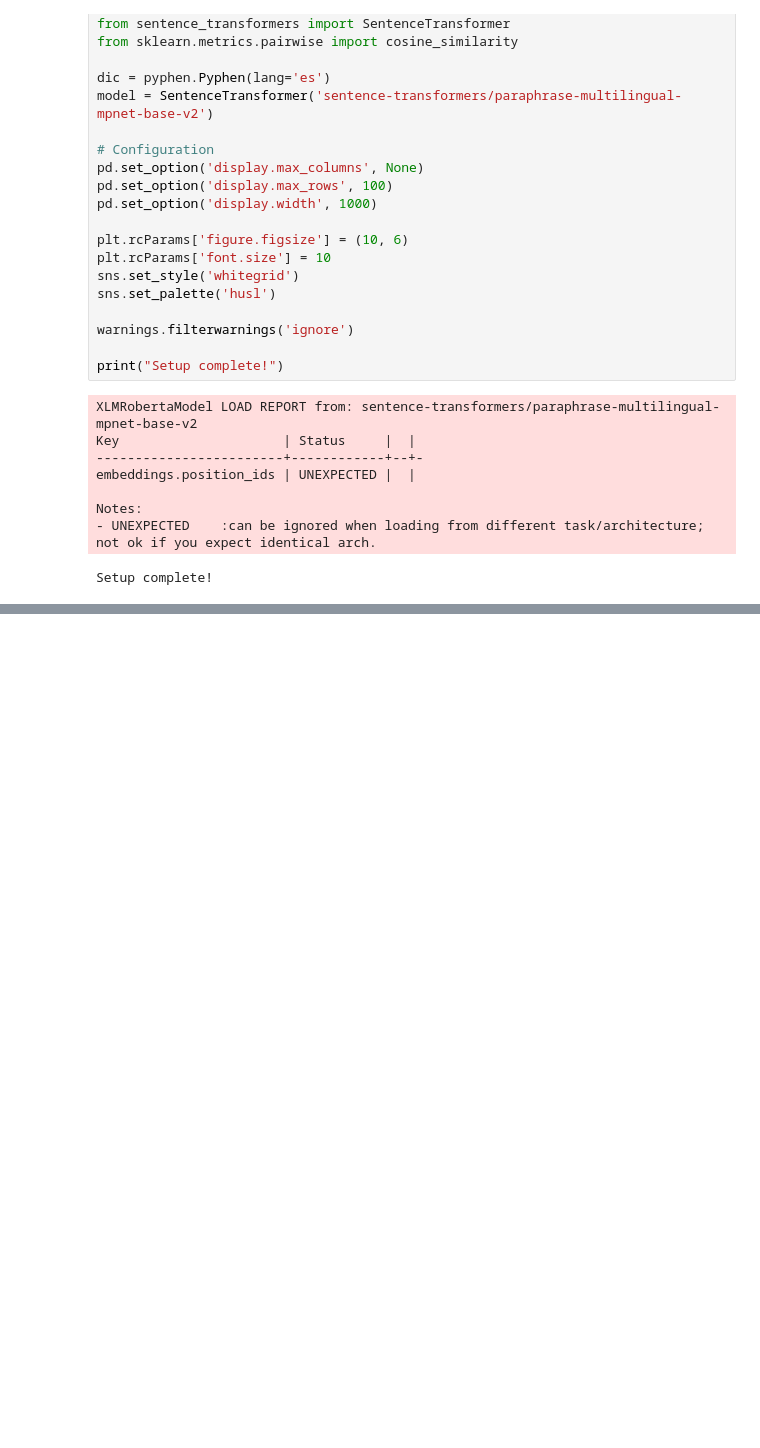
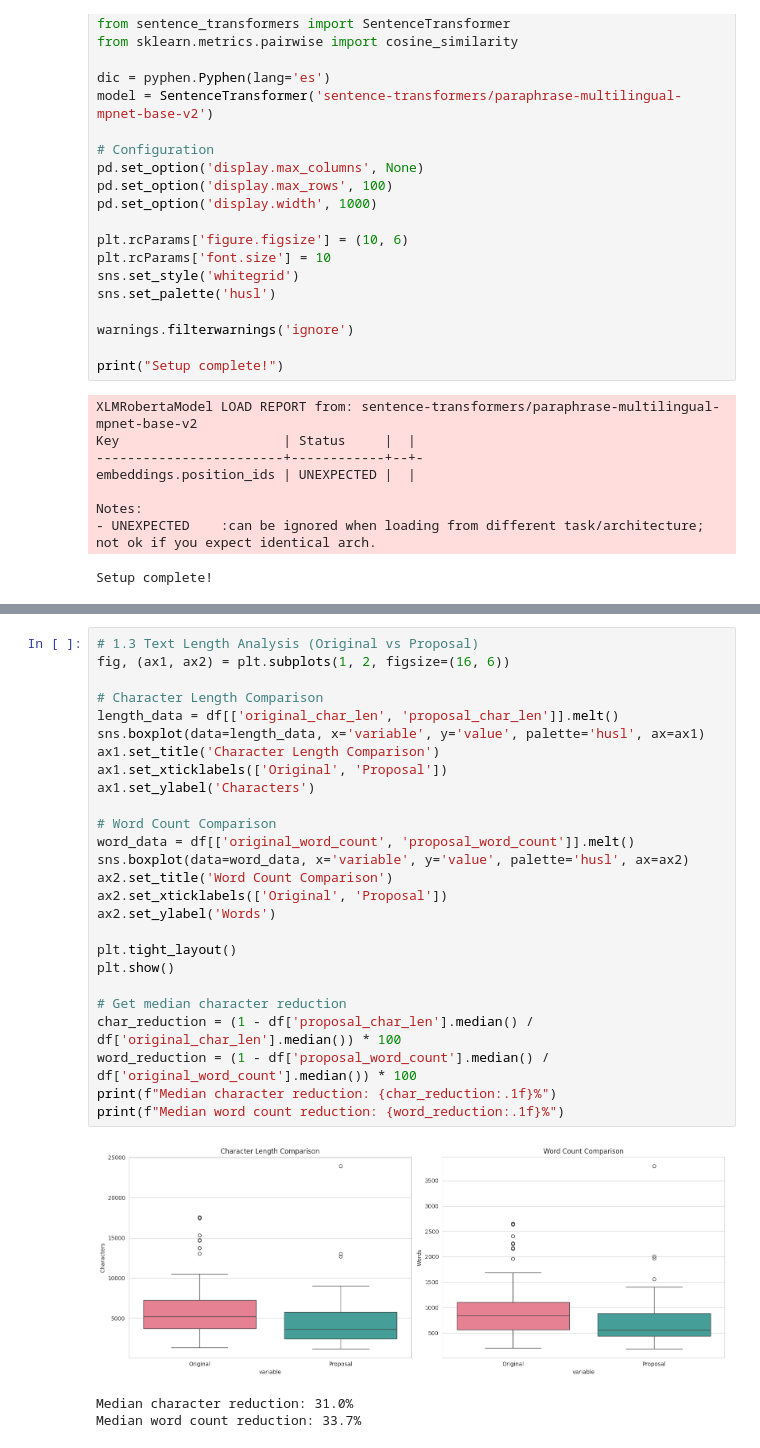
Before and after one commit to JaviMiot/E2R_data_assigment_analisys, a Jupyter notebook: notebooks/part3_e2r_analysis.ipynb, the cells around one changed output, grey strips where cells are left out. Drawn from its saved outputs; the diff is of its cells as text; blank space fills up the shorter version.

```diff
--- a/notebooks/part3_e2r_analysis.ipynb
+++ b/notebooks/part3_e2r_analysis.ipynb
@@ -176,0 +222,30 @@ df[[
+# %%
+# 1.3 Text Length Analysis (Original vs Proposal)
+fig, (ax1, ax2) = plt.subplots(1, 2, figsize=(16, 6))
+
+# Character Length Comparison
+length_data = df[['original_char_len', 'proposal_char_len']].melt()
+sns.boxplot(data=length_data, x='variable', y='value', palette='husl', ax=ax1)
+ax1.set_title('Character Length Comparison')
+ax1.set_xticklabels(['Original', 'Proposal'])
+ax1.set_ylabel('Characters')
+
+# Word Count Comparison
+word_data = df[['original_word_count', 'proposal_word_count']].melt()
+sns.boxplot(data=word_data, x='variable', y='value', palette='husl', ax=ax2)
+ax2.set_title('Word Count Comparison')
+ax2.set_xticklabels(['Original', 'Proposal'])
+ax2.set_ylabel('Words')
+
+plt.tight_layout()
+plt.show()
+
+# Get median character reduction
+char_reduction = (1 - df['proposal_char_len'].median() / df['original_char_len'].median()) * 100
+word_reduction = (1 - df['proposal_word_count'].median() / df['original_word_count'].median()) * 100
+print(f"Median character reduction: {char_reduction:.1f}%")
+print(f"Median word count reduction: {word_reduction:.1f}%")
+# %% [output]
+[figure, added]
+Median character reduction: 31.0%
+Median word count reduction: 33.7%
```
Also changed, not shown: parts of 28 cells of this notebook, 2 other files.
